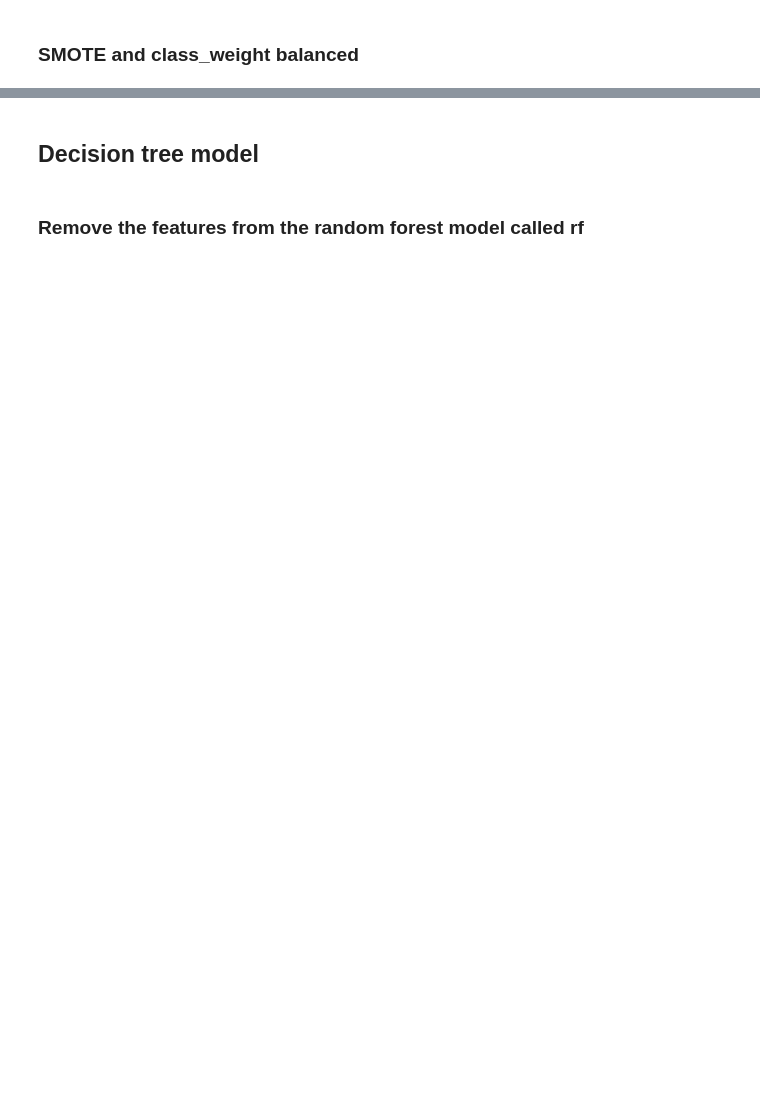
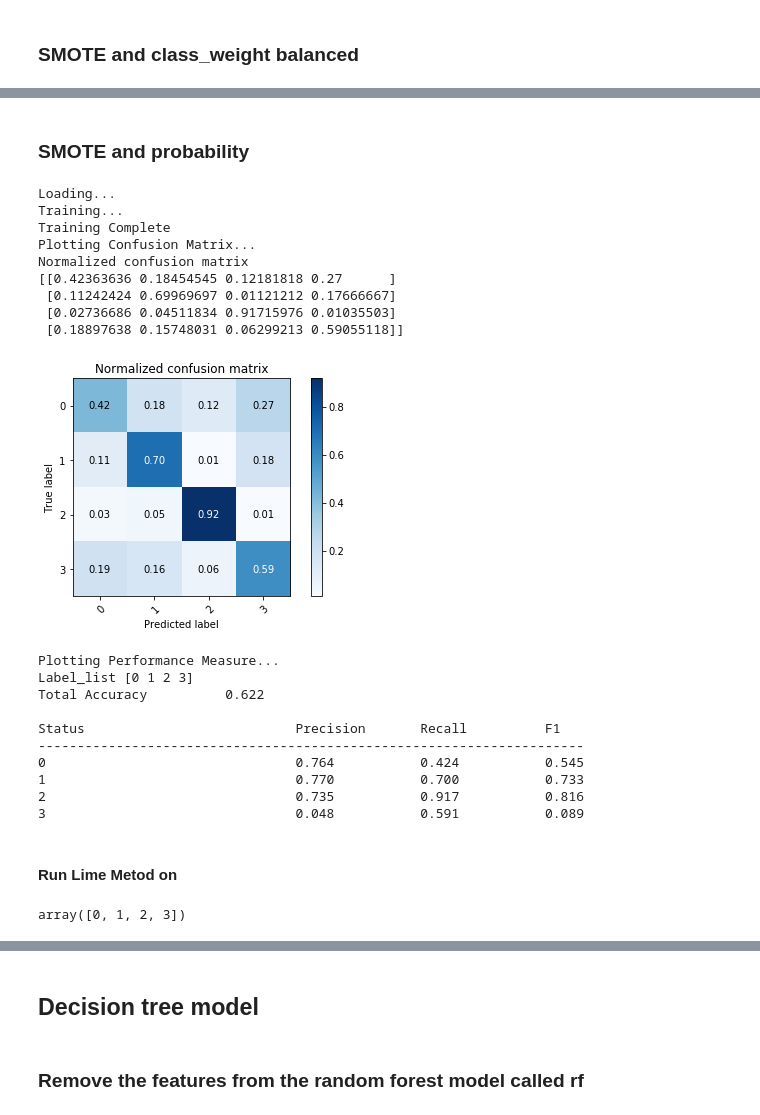
Before and after one commit to StianIsmar/project-thesis, a Jupyter notebook: TE/models/run_models_stian.ipynb, the cells around one changed output, grey strips where cells are left out. Saved outputs shown, nothing was run; the diff lists cells and outputs as text; code cells hidden in the pictures; blank space fills up the shorter version.

```diff
--- a/TE/models/run_models_stian.ipynb
+++ b/TE/models/run_models_stian.ipynb
@@ -192,0 +210,8 @@ Name: Status, dtype: int64
+# %%
+y_train_codes = target_parser.status_to_code(y_train)
+y_test_codes  = target_parser.status_to_code(y_test)
+
+print('Counted y_train_codes:')
+print(np.asarray(np.unique(y_train_codes, return_counts=True)).T)
+print('\nCounted y_test_codes:')
+print(np.asarray(np.unique(y_test_codes, return_counts=True)).T)
@@ -265,6 +302,4 @@ pandas_to_latex.df_to_latex(head_row_col(X_train_scaled_df))
 from imblearn.over_sampling import SMOTE
 sm = SMOTE(random_state=12)
 X_train_scaled_smote ,y_train_smote = sm.fit_resample(X_train_scaled, y_train)
-
-
-X_test_scaled_smote, y_test_smote = sm.fit_resample(X_test_scaled, y_test)
+X_train_scaled_smote = pd.DataFrame(X_train_scaled_smote, columns=columns_for_data)
@@ -270,0 +329,3 @@ X_test_scaled_smote, y_test_smote = sm.fit_resample(X_test_scaled, y_test)
+# %%
+y_train_smote_codes = target_parser.status_to_code(y_train_smote)
+print(np.asarray(np.unique(y_train_smote_codes, return_counts=True)).T)
@@ -382,0 +511,34 @@ KeyboardInterrupt:
+# %% [markdown]
+### SMOTE and probability
+# %%
+svm_prob_smote = svm_method_lime_compatible.get_svm_model_balanced_with_prob(X_train_scaled_smote,
+                                                                             X_test_scaled,
+                                                                             y_train_smote_codes,
+                                                                             y_test_codes)
+# %% [output]
+Loading...
+Training...
+Training Complete
+Plotting Confusion Matrix...
+Normalized confusion matrix
+[[0.42363636 0.18454545 0.12181818 0.27      ]
+ [0.11242424 0.69969697 0.01121212 0.17666667]
+ [0.02736686 0.04511834 0.91715976 0.01035503]
+ [0.18897638 0.15748031 0.06299213 0.59055118]]
+[figure, added]
+Plotting Performance Measure...
+Label_list [0 1 2 3]
+Total Accuracy          0.622
+
+Status                           Precision       Recall          F1
+----------------------------------------------------------------------
+0                                0.764           0.424           0.545
+1                                0.770           0.700           0.733
+2                                0.735           0.917           0.816
+3                                0.048           0.591           0.089
+# %% [markdown]
+#### Run Lime Metod on
+# %%
+svm_prob_smote.classes_
+# %% [output]
+array([0, 1, 2, 3])
```
Also changed, not shown: parts of 30 cells of this notebook, 3 other files.
